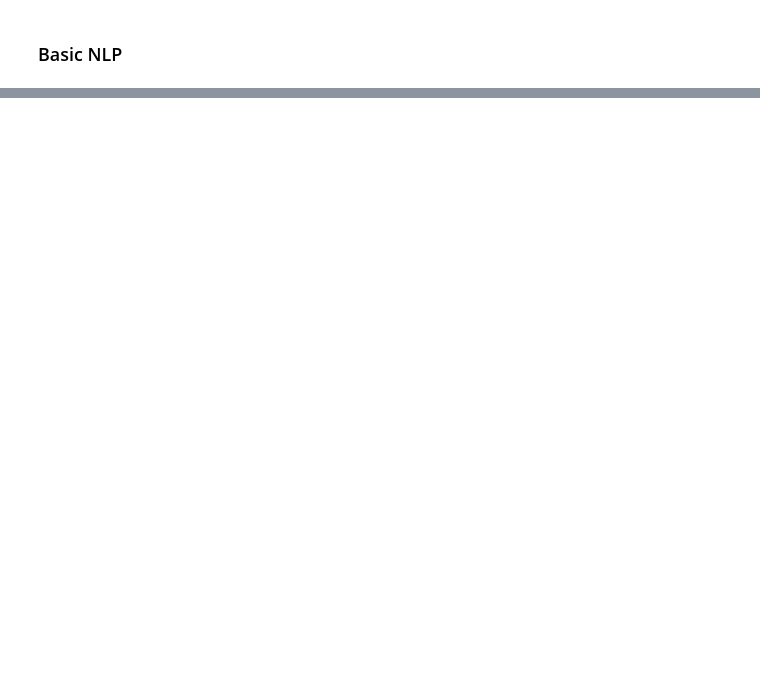
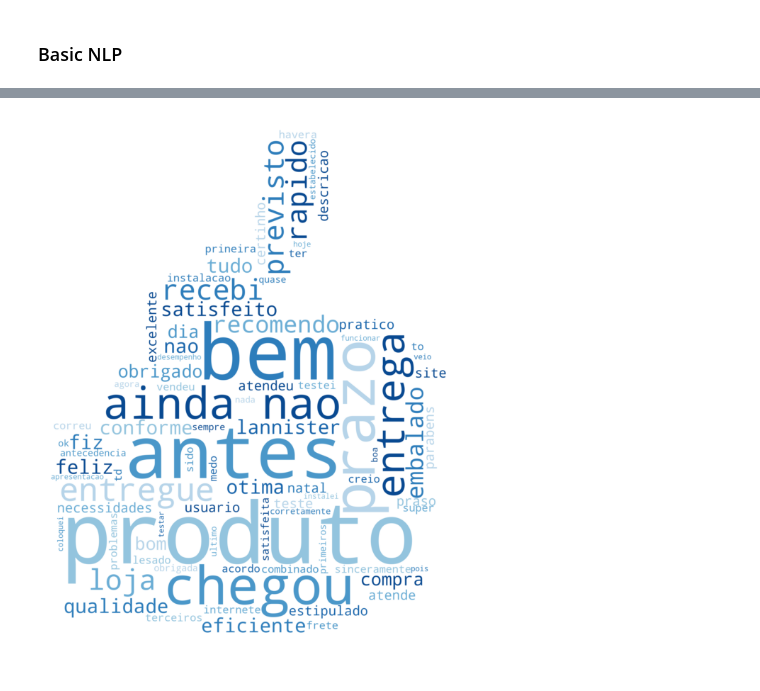
Before and after one commit to vivimouret29/mast2_ai, a Jupyter notebook: red_string/red_string.ipynb, the cells around one changed output, grey strips where cells are left out. Saved outputs shown, nothing was run; the diff lists cells and outputs as text; code cells hidden in the pictures; blank space fills up the shorter version.

```diff
--- a/red_string/red_string.ipynb
+++ b/red_string/red_string.ipynb
@@ -421,0 +437,41 @@ plot_freq(trigrams_1s, COLOR_1S)
+# %%
+def rgb_float_to_int(rgb):
+    return tuple(int(255 * c) for c in rgb)
+
+
+WORDCLOUD_1S_PALETTE = [
+    rgb_float_to_int(rgb) for rgb in sns.color_palette('Reds', n_colors=9)[2:]
+]
+WORDCLOUD_5S_PALETTE = [
+    rgb_float_to_int(rgb) for rgb in sns.color_palette('Blues', n_colors=9)[2:]
+]
+
+
+def get_1s_color(*args, **kwargs):
+    return random.choice(WORDCLOUD_1S_PALETTE)
+
+
+def get_5s_color(*args, **kwargs):
+    return random.choice(WORDCLOUD_5S_PALETTE)
+# %%
+def plot_wordcloud(words, style):
+    if style == '1s':
+        color_function = get_1s_color
+        mask_fn = 'thumbs_down.png'
+    elif style == '5s':
+        color_function = get_5s_color
+        mask_fn = 'thumbs_up.png'
+
+    mask = np.array(Image.open(f'./input/{mask_fn}'))
+
+    wordcloud = WordCloud(background_color='white', mask=mask, random_state=42, stopwords=STOP_WORDS)
+    wordcloud.generate(' '.join(words))
+    wordcloud.recolor(color_func=color_function)
+
+    plt.imshow(wordcloud, interpolation='bilinear')
+    plt.axis('off')
+    plt.gcf().set_size_inches(16, 10)
+# %%
+plot_wordcloud(unigrams_5s, '5s')
+# %% [output]
+[figure, added]
```
Also changed, not shown: parts of 45 cells of this notebook, 1 other file.
